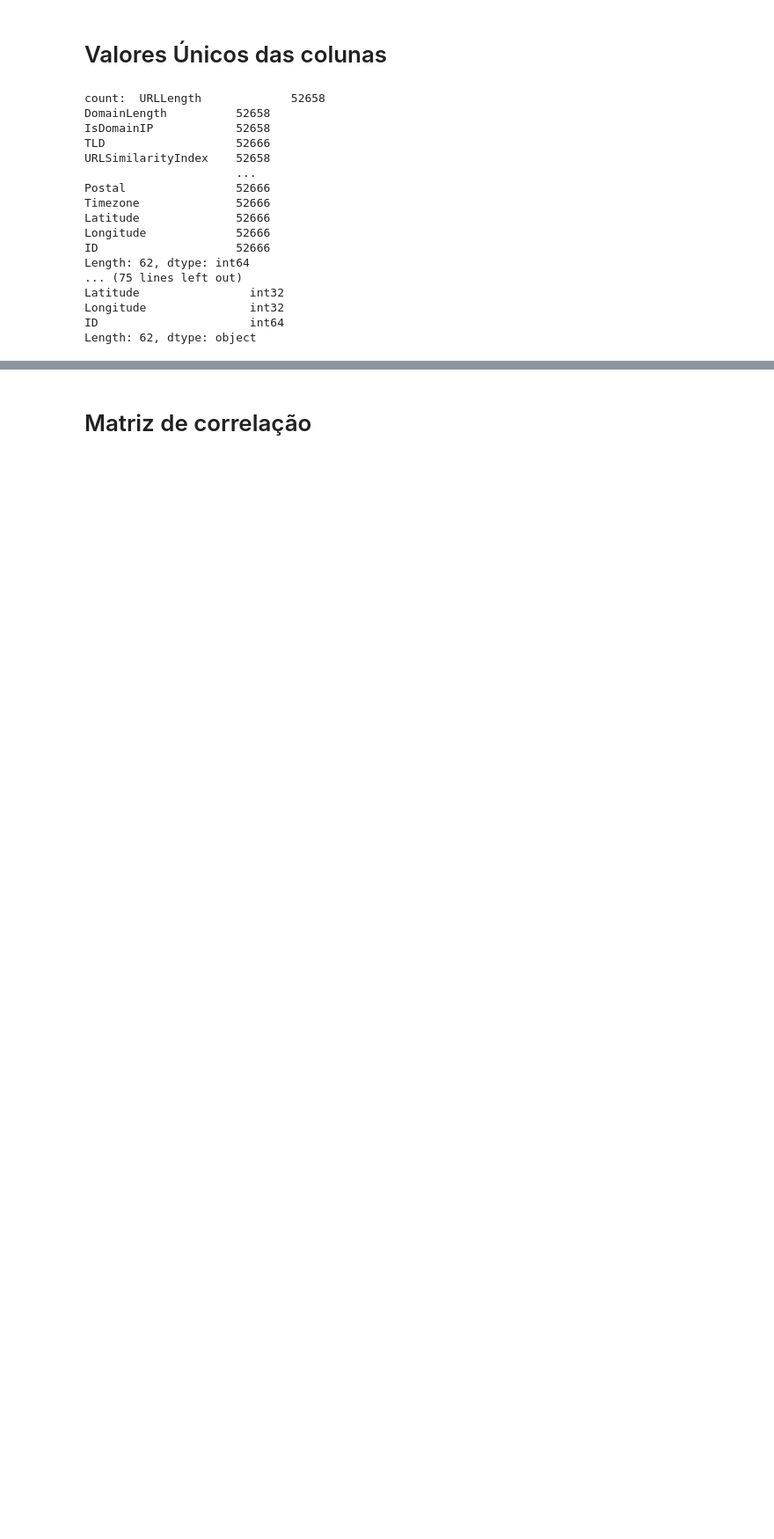
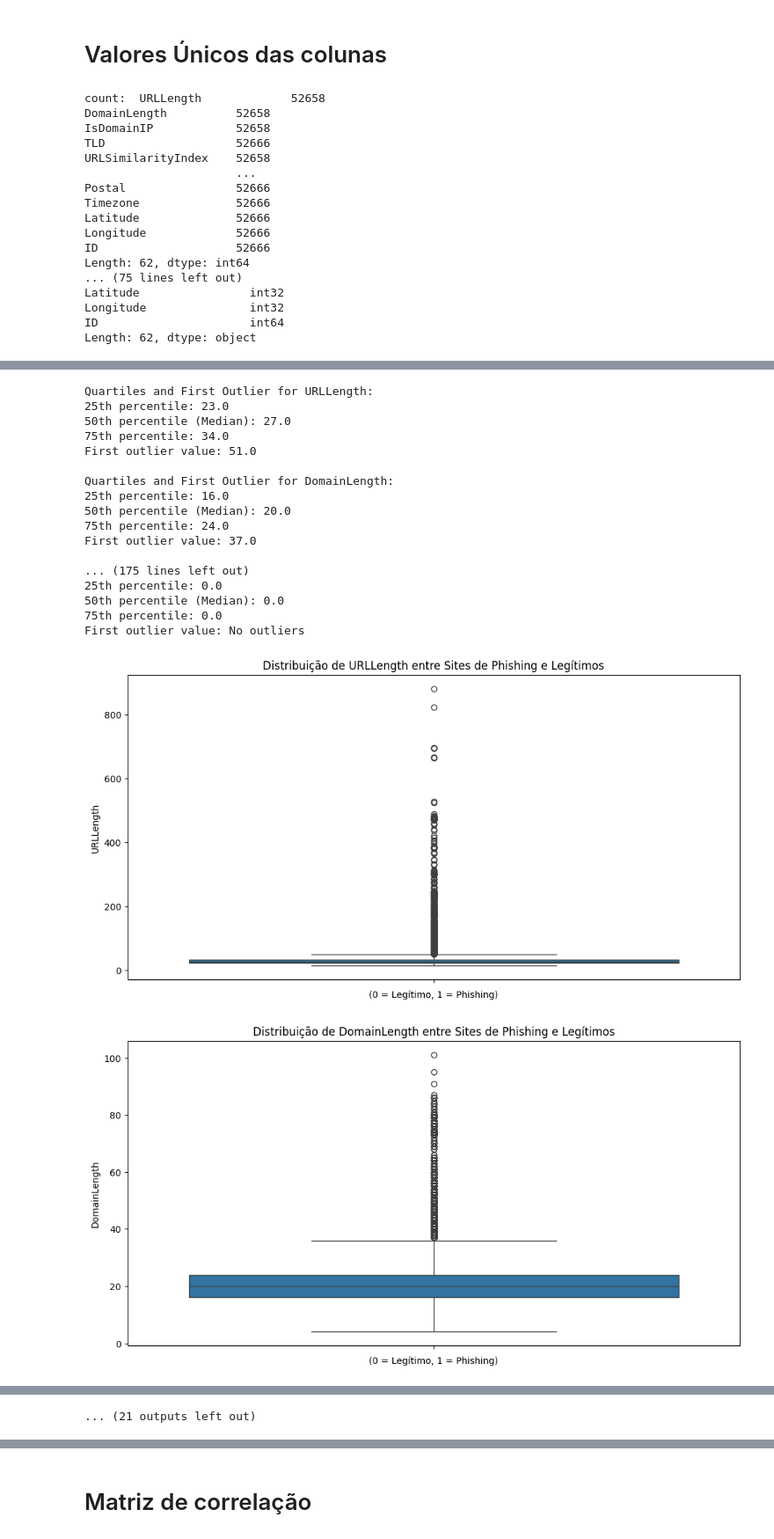
Before and after one commit to RicardoKermit/Ciber_group6, a Jupyter notebook: Projeto/Main.ipynb, the cells around one changed output, grey strips where cells are left out. Shown at 88% size. Cells and saved outputs as stored; diff of their text form; code cells hidden in the pictures; blank space fills up the shorter version.

```diff
--- a/Projeto/Main.ipynb
+++ b/Projeto/Main.ipynb
@@ -402,0 +432,58 @@ Length: 62, dtype: object
+# %%
+import pandas as pd
+import matplotlib.pyplot as plt
+import seaborn as sns
+
+
+# Analyze the quartiles and first outlier values
+for column in numeric_columns:
+    if column in df.columns:
+        # Calculate quartiles
+        quartiles = df[column].describe()[['25%', '50%', '75%']]
+        Q1 = quartiles['25%']
+        Q2 = quartiles['50%']
+        Q3 = quartiles['75%']
+        IQR = Q3 - Q1
+        lower_bound = Q1 - 1.5 * IQR
+        upper_bound = Q3 + 1.5 * IQR
+
+        # Identify outliers
+        outliers = df[(df[column] < lower_bound) | (df[column] > upper_bound)][column]
+        first_outlier = outliers.min() if not outliers.empty else 'No outliers'
+
+        print(f'Quartiles and First Outlier for {column}:')
+        print(f"25th percentile: {Q1}")
+        print(f"50th percentile (Median): {Q2}")
+        print(f"75th percentile: {Q3}")
+        print(f"First outlier value: {first_outlier}")
+        print()
+
+# Plot the boxplots for each numeric column
+for column in numeric_columns:
+    if column in df.columns:
+        plt.figure(figsize=(12, 6))
+        sns.boxplot(y=column, data=df)
+        plt.title(f'Distribuição de {column} entre Sites de Phishing e Legítimos')
+        plt.xlabel('(0 = Legítimo, 1 = Phishing)')
+        plt.ylabel(column)
+        plt.show()
+# %% [output]
+Quartiles and First Outlier for URLLength:
+25th percentile: 23.0
+50th percentile (Median): 27.0
+75th percentile: 34.0
+First outlier value: 51.0
+
+Quartiles and First Outlier for DomainLength:
+25th percentile: 16.0
+50th percentile (Median): 20.0
+75th percentile: 24.0
+First outlier value: 37.0
+
+... (175 lines left out)
+25th percentile: 0.0
+50th percentile (Median): 0.0
+75th percentile: 0.0
+First outlier value: No outliers
+[figure, added]
+[figure, added]
@@ -402,0 +499 @@ Length: 62, dtype: object
+... (21 outputs left out)
```
Also changed, not shown: parts of 15 cells of this notebook, 2 other files.
